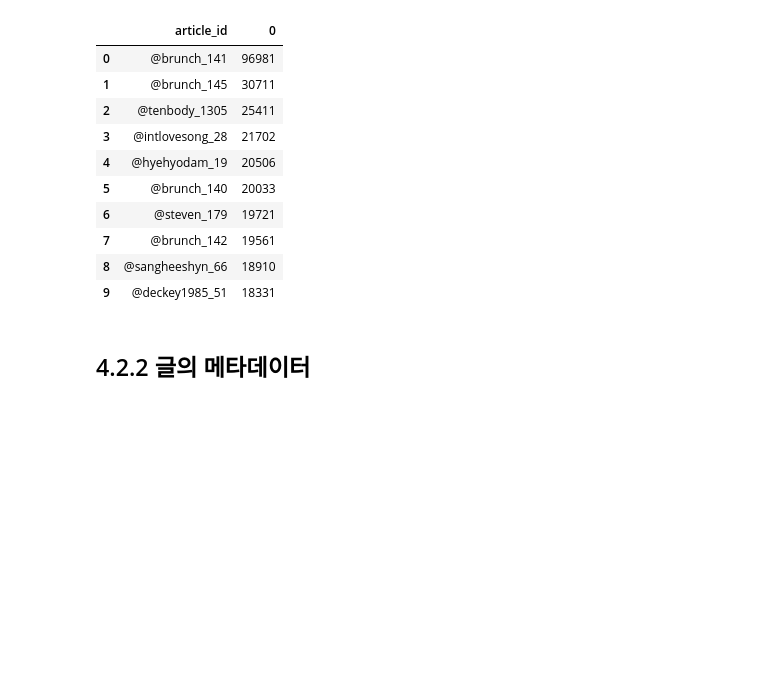
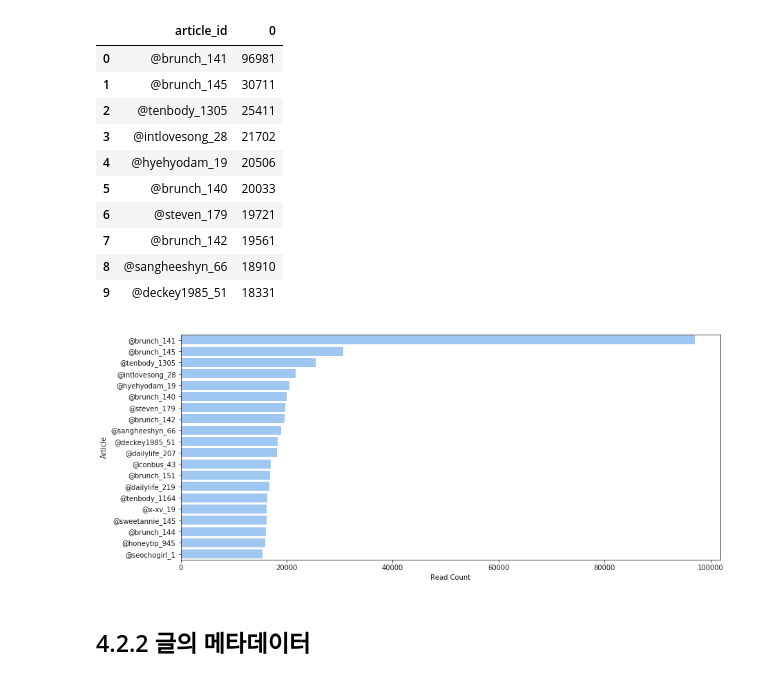
Before and after one commit to BryanKoo/arena2-book, a Jupyter notebook: eda.ipynb, the cells around one changed output. Saved outputs shown, nothing was run; the diff lists cells and outputs as text; code cells hidden in the pictures; blank space fills up the shorter version.

```diff
--- a/eda.ipynb
+++ b/eda.ipynb
@@ -101,6 +115,18 @@ read_df.groupby('article_id').size().sort_values(ascending=False).reset_index().
 | 7 | @brunch_142 | 19561 |
 | 8 | @sangheeshyn_66 | 18910 |
 | 9 | @deckey1985_51 | 18331 |
+# %%
+poppular_article_df = read_df.groupby('article_id').size().sort_values(ascending=False).reset_index().rename(columns = {0: 'read count'})
+# %%
+plt.figure(figsize = (14, 6))
+sns.set_color_codes("pastel")
+sns.barplot(x="read count", y='article_id', data=poppular_article_df[0:20],
+            label="Total", color="b")
+plt.xlabel('Read Count')
+plt.ylabel('Article')
+plt.show()
+# %% [output]
+[figure, added]
 # %% [markdown]
 ## 4.2.2 글의 메타데이터
 # %% [markdown]
```
Also changed, not shown: parts of 4 cells of this notebook.
